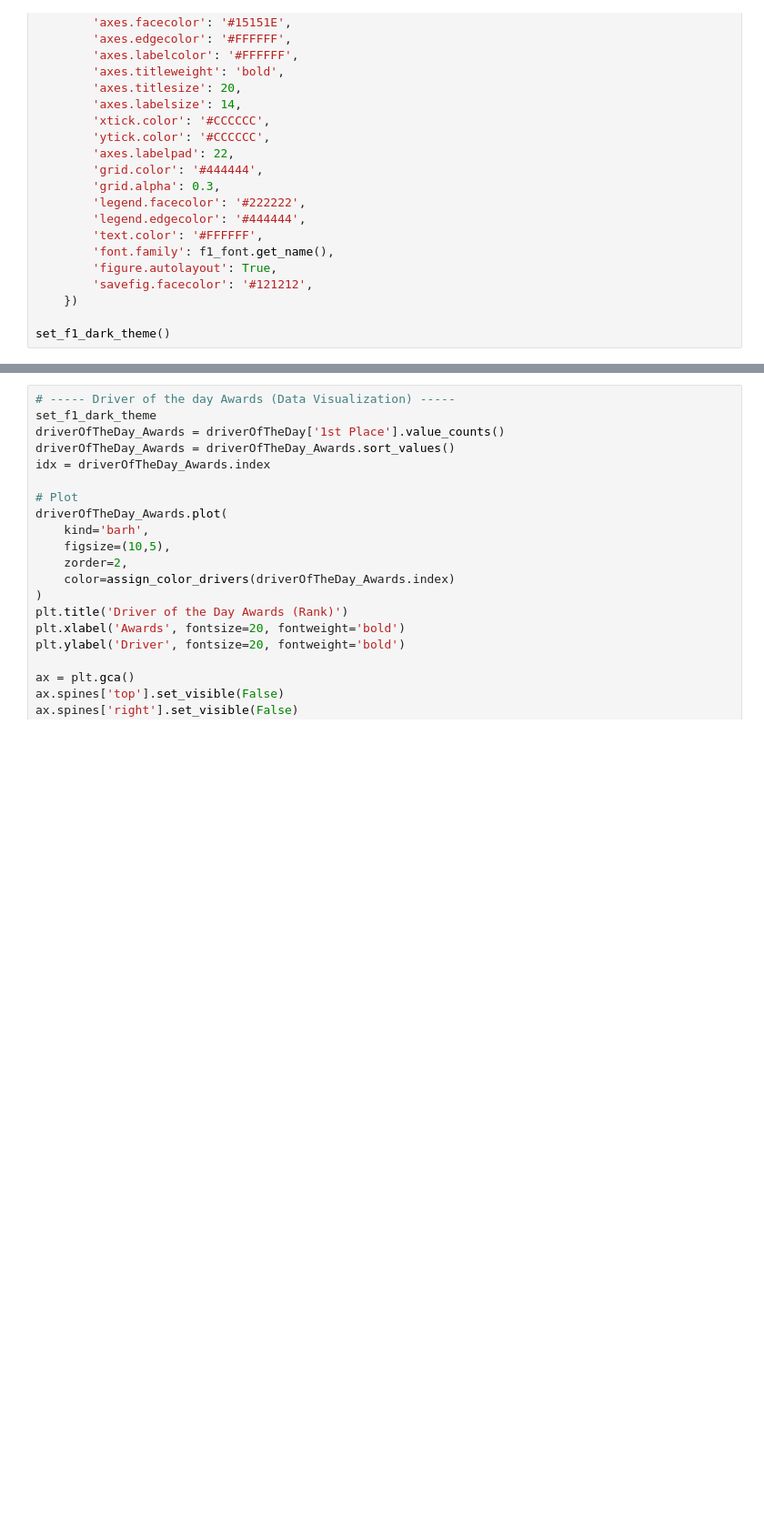
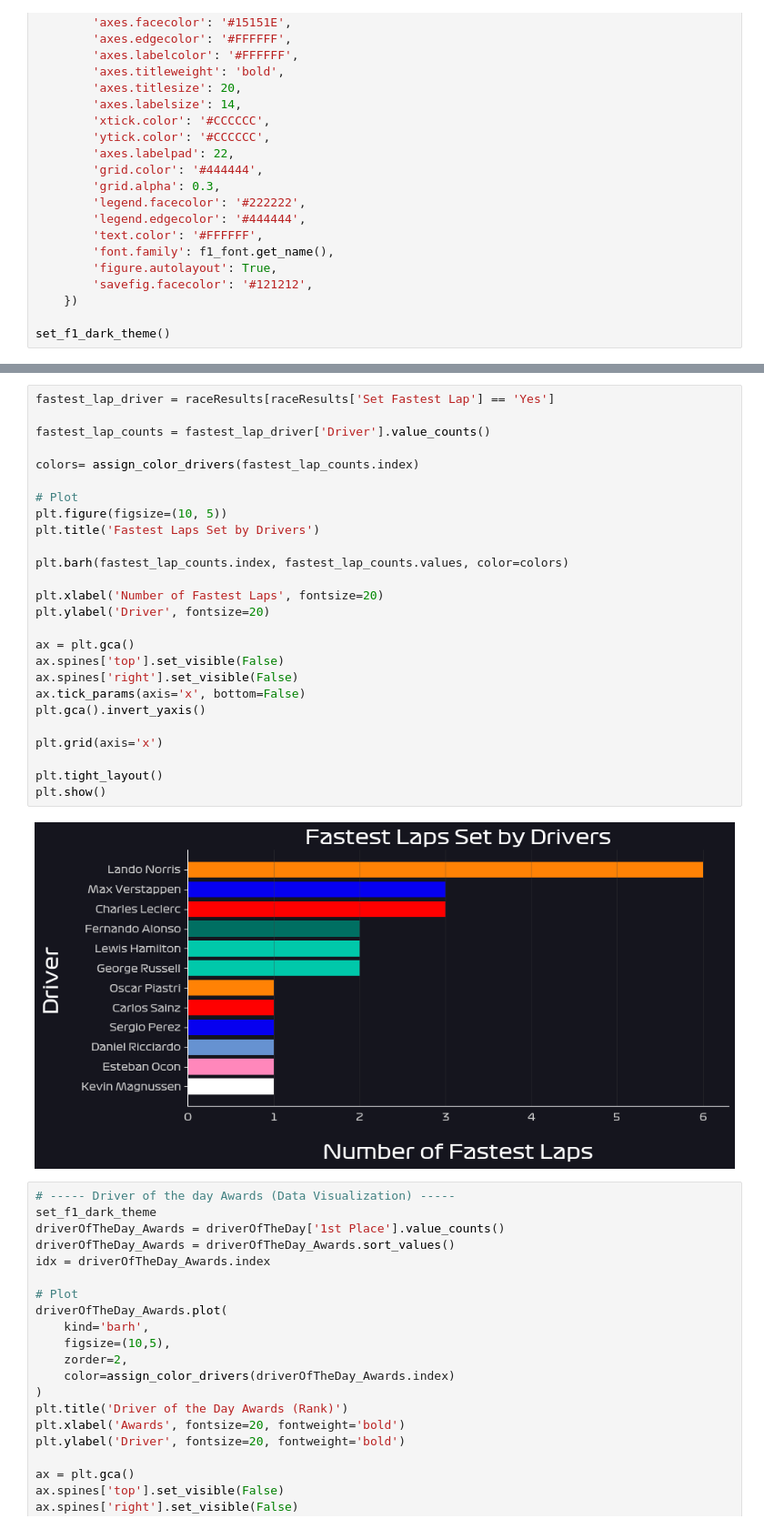
Before and after one commit to CWN221/Formula1-Data_Analytics, a Jupyter notebook: F1-2024_Analysis.ipynb, the cells around one changed output, grey strips where cells are left out. Shown at 91% size. Drawn from its saved outputs; the diff is of its cells as text; blank space fills up the shorter version.

```diff
--- a/F1-2024_Analysis.ipynb
+++ b/F1-2024_Analysis.ipynb
@@ -333,3 +444,31 @@ for track in raceResults['Track'].unique():
+# %%
+fastest_lap_driver = raceResults[raceResults['Set Fastest Lap'] == 'Yes']
+
+fastest_lap_counts = fastest_lap_driver['Driver'].value_counts()
+
+colors= assign_color_drivers(fastest_lap_counts.index)
+
+# Plot
+plt.figure(figsize=(10, 5))
+plt.title('Fastest Laps Set by Drivers')
+
+plt.barh(fastest_lap_counts.index, fastest_lap_counts.values, color=colors)
+
+plt.xlabel('Number of Fastest Laps', fontsize=20)
+plt.ylabel('Driver', fontsize=20)
+
+ax = plt.gca()
+ax.spines['top'].set_visible(False)
+ax.spines['right'].set_visible(False)
+ax.tick_params(axis='x', bottom=False)
+plt.gca().invert_yaxis()
+
+plt.grid(axis='x')
+
+plt.tight_layout()
+plt.show()
+# %% [output]
+[figure, added]
 # %%
 # ----- Driver of the day Awards (Data Visualization) -----
 set_f1_dark_theme
```
Also changed, not shown: parts of 10 cells of this notebook.
